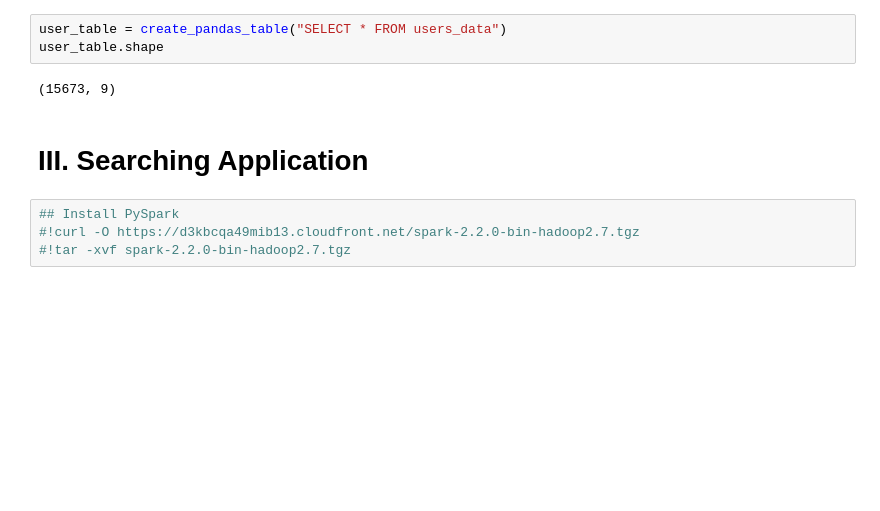
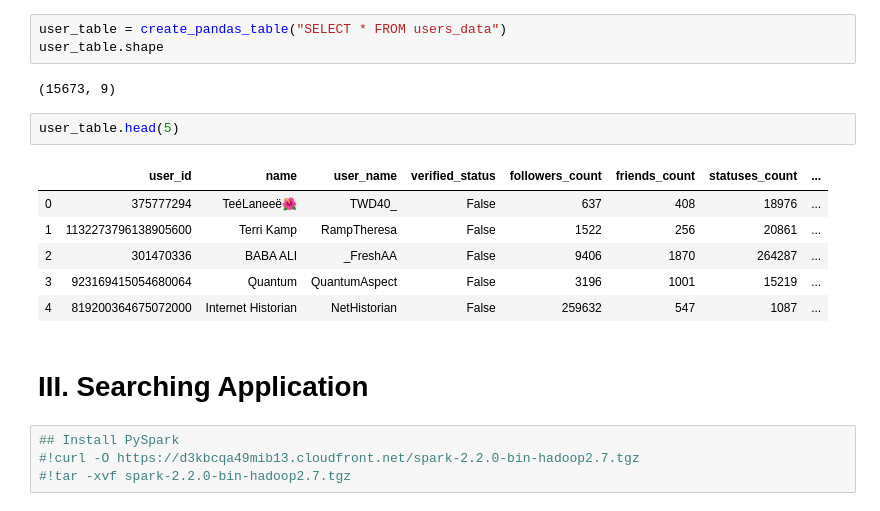
Before and after one commit to Hui-Dora-Wang/Search-Application-on-Twitter, a Jupyter notebook: search_app.ipynb, the cells around one changed output. Cells and saved outputs as stored; diff of their text form; blank space fills up the shorter version.

```diff
--- a/search_app.ipynb
+++ b/search_app.ipynb
@@ -281,6 +290,15 @@ user_table = create_pandas_table("SELECT * FROM users_data")
 user_table.shape
 # %% [output]
 (15673, 9)
+# %%
+user_table.head(5)
+# %% [output]
+|  | user_id | name | user_name | verified_status | followers_count | friends_count | statuses_count | ... |
+| 0 | 375777294 | TeéLaneeë🌺 | TWD40_ | False | 637 | 408 | 18976 | ... |
+| 1 | 1132273796138905600 | Terri Kamp | RampTheresa | False | 1522 | 256 | 20861 | ... |
+| 2 | 301470336 | BABA ALI | _FreshAA | False | 9406 | 1870 | 264287 | ... |
+| 3 | 923169415054680064 | Quantum | QuantumAspect | False | 3196 | 1001 | 15219 | ... |
+| 4 | 819200364675072000 | Internet Historian | NetHistorian | False | 259632 | 547 | 1087 | ... |
 # %% [markdown]
 
 
```
Also changed, not shown: parts of 22 cells of this notebook.
